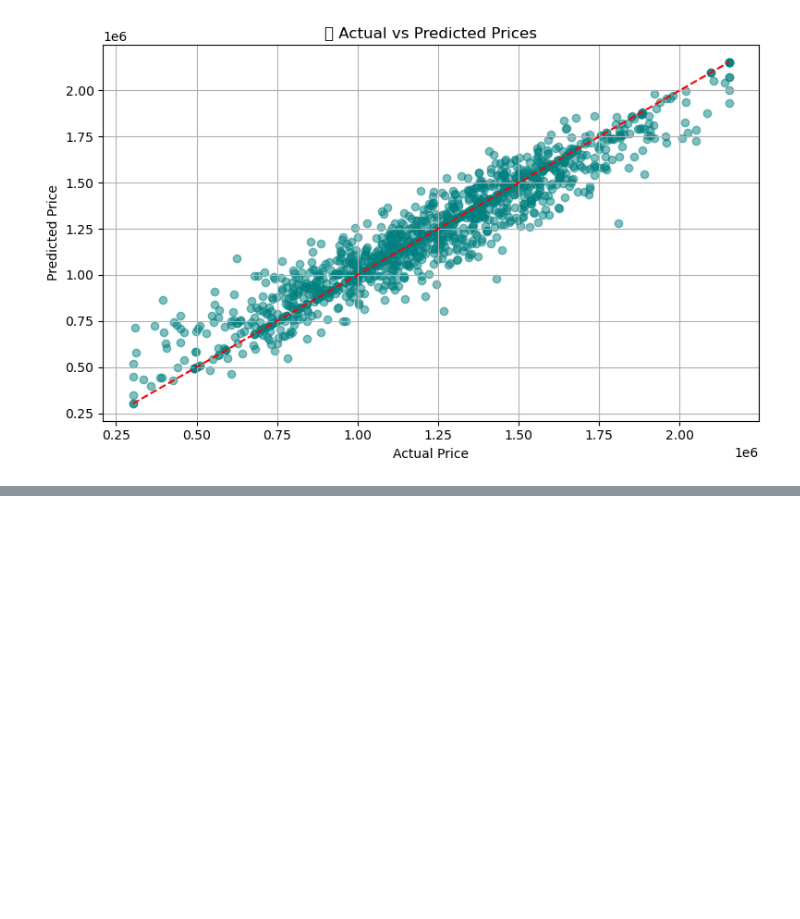
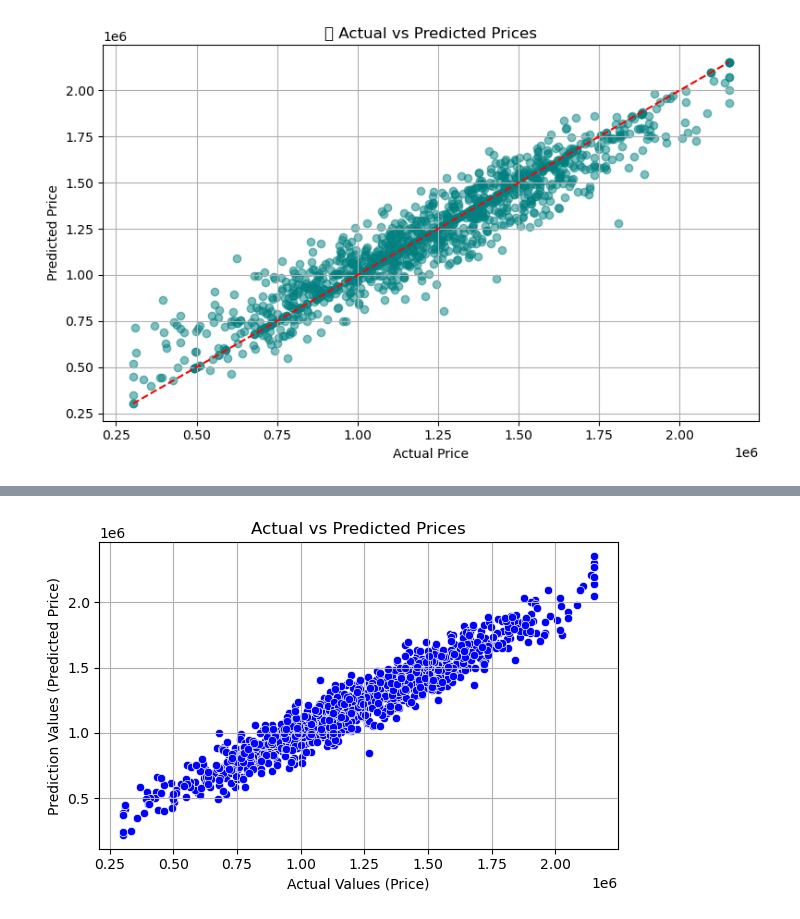
Before and after one commit to RuqayaAli/ML_repo, a Jupyter notebook: ML_Project_Tamplet/ML_Project.ipynb, the cells around one changed output, grey strips where cells are left out. Saved outputs shown, nothing was run; the diff lists cells and outputs as text; code cells hidden in the pictures; blank space fills up the shorter version.

```diff
--- a/ML_Project_Tamplet/ML_Project.ipynb
+++ b/ML_Project_Tamplet/ML_Project.ipynb
@@ -558,2 +516,68 @@ print(df_scaled.head())
 # %%
+
+import pandas as pd
+from sklearn.preprocessing import StandardScaler
+from sklearn.linear_model import LinearRegression
+from sklearn.feature_selection import RFE
+from sklearn.model_selection import train_test_split
+from sklearn.metrics import mean_squared_error, r2_score
+import matplotlib.pyplot as plt
+import seaborn as sns
+
+features = df.select_dtypes(include=['float64', 'int64']).drop(columns=['Price'])
+target = df['Price']
+
+#  Data Transformation ,Do scalling ( StandardScaler)
+scaler = StandardScaler()
+scaled_array = scaler.fit_transform(features)
+df_scaled = pd.DataFrame(scaled_array, columns=features.columns)
+
+#
+df_scaled['Price'] = target.values
+
+#
+X = df_scaled.drop(columns=['Price'])
+y = df_scaled['Price']
+
+#
+X_train, X_test, y_train, y_test = train_test_split(X, y, test_size=0.2, random_state=42)
+
+#  LinearRegression
+lr = LinearRegression()
+
+# Do Feature Selection using RFE (Eg:take 5 feature)
+rfe = RFE(estimator=lr, n_features_to_select=5)
+rfe.fit(X_train, y_train)
+
+selected_features = X.columns[rfe.support_]
+print("Feature Selected From RFE:")
+print(selected_features)
+
+# Use the Selection Features Only
+X_train_selected = X_train[selected_features]
+X_test_selected = X_test[selected_features]
+
+# Train The model with Seleced features only
+model = LinearRegression()
+model.fit(X_train_selected, y_train)
+
+# Prediction
+y_pred = model.predict(X_test_selected)
+# Define Evaluation Matrix
+mse = mean_squared_error(y_test, y_pred)
+r2 = r2_score(y_test, y_pred)
+
+print("\n📊  Evaluation Matrix:")
+print(f"✅ Mean Squared Error (MSE): {mse:.2f}")
+print(f"✅ R-squared (R²): {r2:.4f}")
+
+# Graph to compare the difference between Actual Vs. Prediction Values
+plt.figure(figsize=(6,4))
+sns.scatterplot(x=y_test, y=y_pred, color='blue')
+plt.xlabel("Actual Values (Price)")
+plt.ylabel("Prediction Values (Predicted Price)")
+plt.title("Actual vs Predicted Prices")
+plt.grid(True)
+plt.tight_layout()
+plt.show()
 # %% [output]
@@ -567,0 +592 @@ print(df_scaled.head())
+[figure, added]
```
Also changed, not shown: parts of 10 cells of this notebook.
